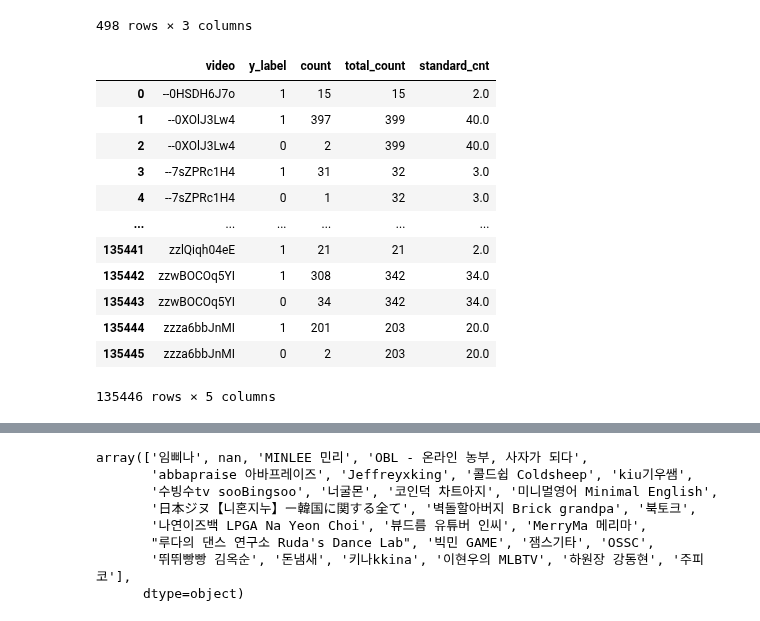
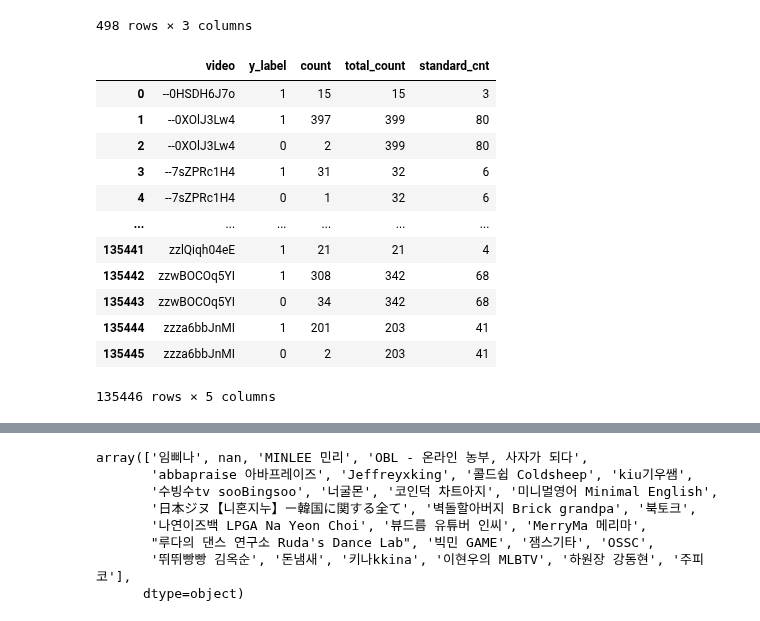
Before and after one commit to kkwann/awake, a Jupyter notebook: 3.EDA.ipynb, the cells around one changed output, grey strips where cells are left out. Cells and saved outputs as stored; diff of their text form; code cells hidden in the pictures.

```diff
--- a/3.EDA.ipynb
+++ b/3.EDA.ipynb
@@ -645,26 +637,27 @@ youtube_videos.groupby('youtube_user_id')['y_label'].value_counts().reset_index(
 # %%
 # 콘텐츠별 y값 빈도 데이터
 y_result_df = youtube_videos.groupby('video')['y_label'].value_counts().reset_index()
 
 # 콘텐츠별 일일 측정 데이터 수
 video_cnt_df = youtube_videos.groupby('video')['end_date'].count().reset_index()
 
 y_result_df = pd.merge(y_result_df,video_cnt_df,how='left',on='video')
 y_result_df = y_result_df.rename(columns={'end_date':'total_count'})
-y_result_df['standard_cnt'] = round(y_result_df['total_count'] * 0.1)
+y_result_df['standard_cnt'] = round(y_result_df['total_count'] * 0.2) ## 비디오별 일일 전체 데이터 중 이상치 데이터가 20% 이상
+y_result_df['standard_cnt'] = y_result_df['standard_cnt'].astype(int)
 
 y_result_df
 # %% [output]
 |  | video | y_label | count | total_count | standard_cnt |
-| 0 | --0HSDH6J7o | 1 | 15 | 15 | 2.0 |
-| 1 | --0XOlJ3Lw4 | 1 | 397 | 399 | 40.0 |
-| 2 | --0XOlJ3Lw4 | 0 | 2 | 399 | 40.0 |
-| 3 | --7sZPRc1H4 | 1 | 31 | 32 | 3.0 |
-| 4 | --7sZPRc1H4 | 0 | 1 | 32 | 3.0 |
+| 0 | --0HSDH6J7o | 1 | 15 | 15 | 3 |
+| 1 | --0XOlJ3Lw4 | 1 | 397 | 399 | 80 |
+| 2 | --0XOlJ3Lw4 | 0 | 2 | 399 | 80 |
+| 3 | --7sZPRc1H4 | 1 | 31 | 32 | 6 |
+| 4 | --7sZPRc1H4 | 0 | 1 | 32 | 6 |
 | ... | ... | ... | ... | ... | ... |
-| 135441 | zzlQiqh04eE | 1 | 21 | 21 | 2.0 |
-| 135442 | zzwBOCOq5YI | 1 | 308 | 342 | 34.0 |
-| 135443 | zzwBOCOq5YI | 0 | 34 | 342 | 34.0 |
-| 135444 | zzza6bbJnMI | 1 | 201 | 203 | 20.0 |
-| 135445 | zzza6bbJnMI | 0 | 2 | 203 | 20.0 |
+| 135441 | zzlQiqh04eE | 1 | 21 | 21 | 4 |
+| 135442 | zzwBOCOq5YI | 1 | 308 | 342 | 68 |
+| 135443 | zzwBOCOq5YI | 0 | 34 | 342 | 68 |
+| 135444 | zzza6bbJnMI | 1 | 201 | 203 | 41 |
+| 135445 | zzza6bbJnMI | 0 | 2 | 203 | 41 |
 135446 rows × 5 columns
```
Also changed, not shown: parts of 6 cells of this notebook.
